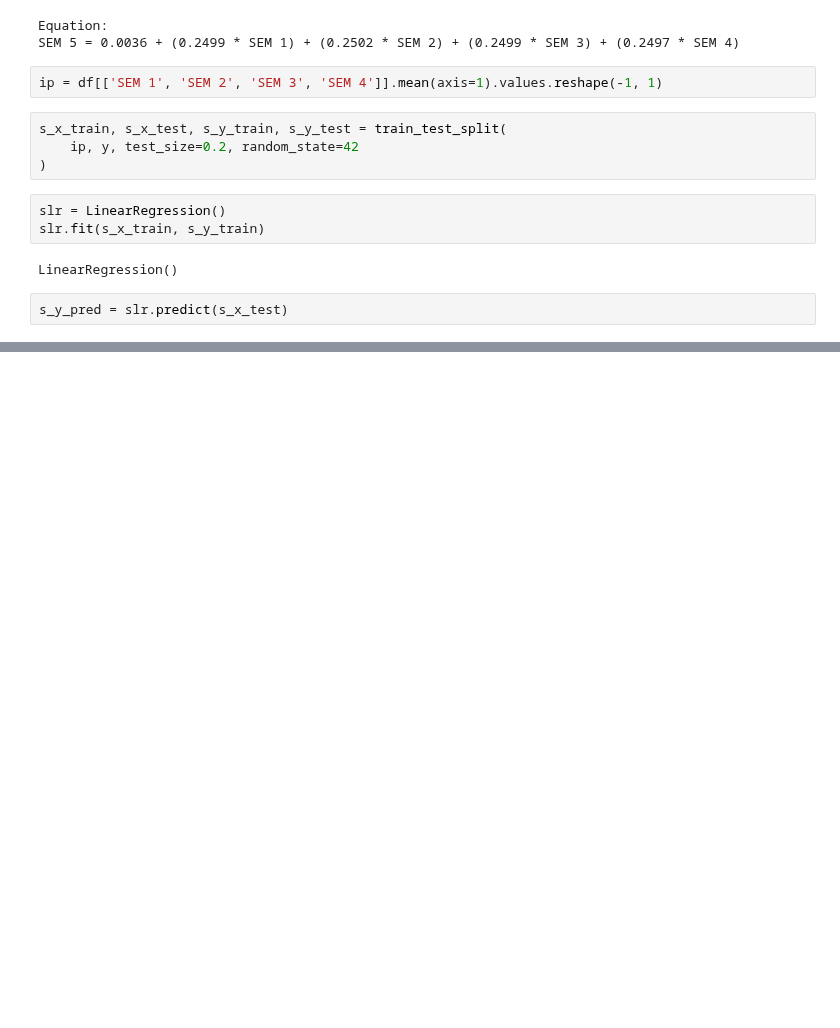
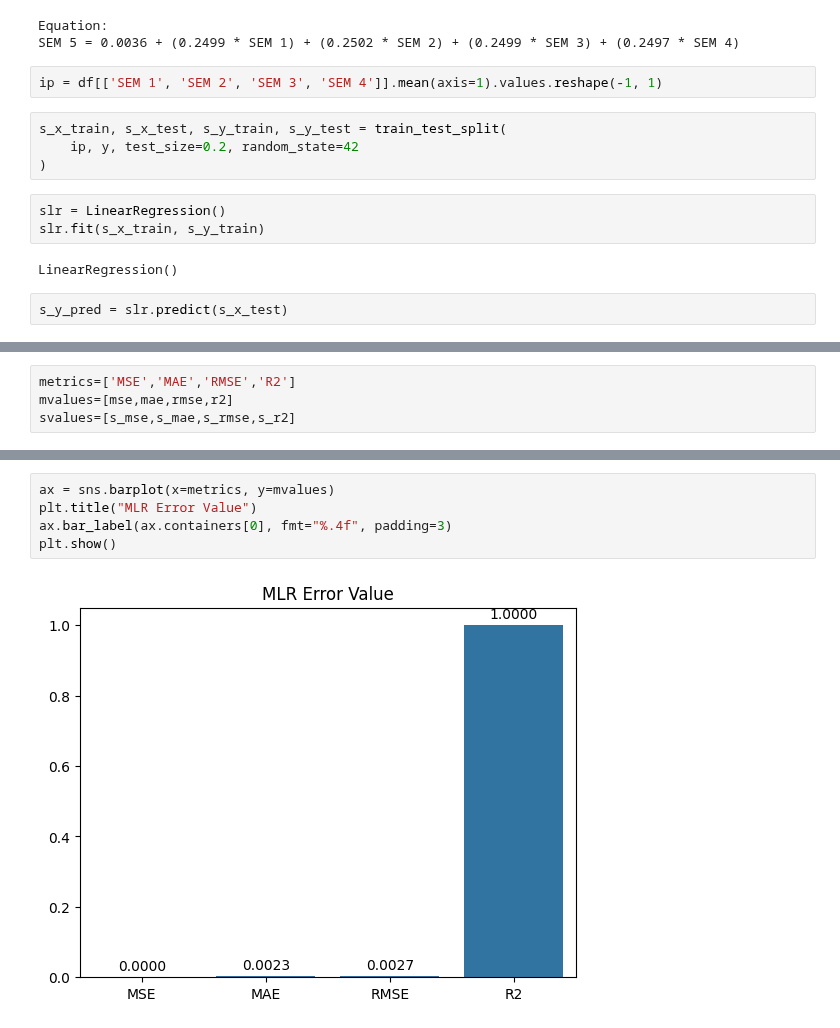
Before and after one commit to Prabhupritam-001/AML_LAB, a Jupyter notebook: Experiment_03/code.ipynb, the cells around one changed output, grey strips where cells are left out. Cells and saved outputs as stored; diff of their text form; blank space fills up the shorter version.

```diff
--- a/Experiment_03/code.ipynb
+++ b/Experiment_03/code.ipynb
@@ -120,0 +140,4 @@ SEM 5 = 0.0035 + (0.9997 × Average of SEM1-SEM4)
+# %%
+metrics=['MSE','MAE','RMSE','R2']
+mvalues=[mse,mae,rmse,r2]
+svalues=[s_mse,s_mae,s_rmse,s_r2]
@@ -120,0 +156,7 @@ SEM 5 = 0.0035 + (0.9997 × Average of SEM1-SEM4)
+# %%
+ax = sns.barplot(x=metrics, y=mvalues)
+plt.title("MLR Error Value")
+ax.bar_label(ax.containers[0], fmt="%.4f", padding=3)
+plt.show()
+# %% [output]
+[figure, added]
```
Also changed, not shown: parts of 9 cells of this notebook.
